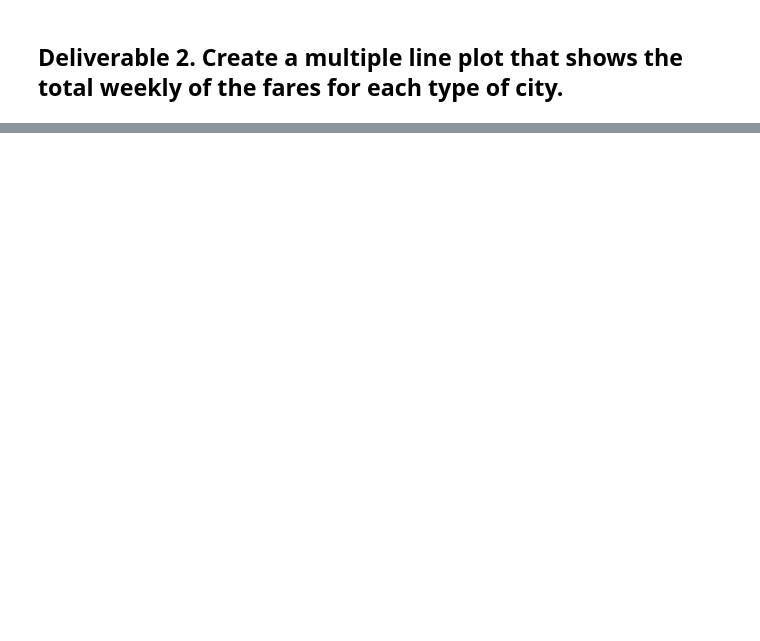
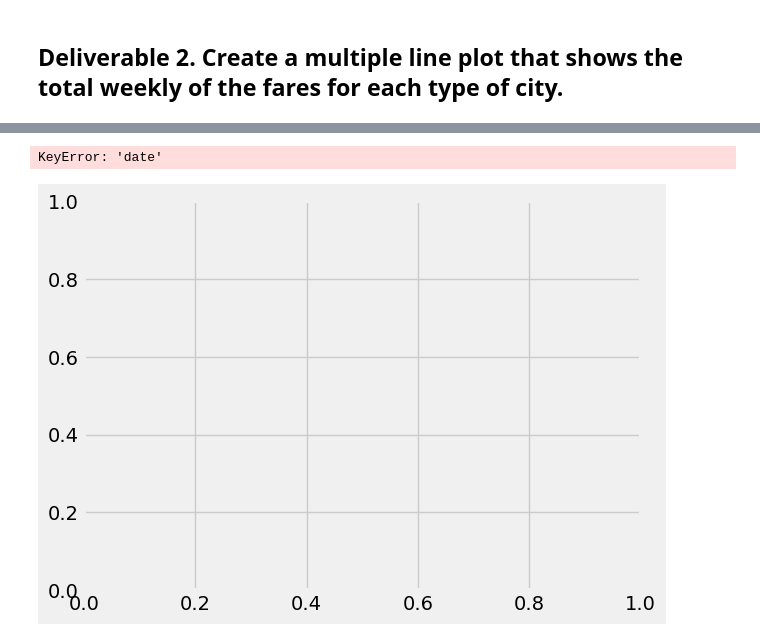
Before and after one commit to mwehner2022/PyBer_Analysis, a Jupyter notebook: PyBer_Challenge.ipynb, the cells around one changed output, grey strips where cells are left out. Saved outputs shown, nothing was run; the diff lists cells and outputs as text; code cells hidden in the pictures; blank space fills up the shorter version.

```diff
--- a/PyBer_Challenge.ipynb
+++ b/PyBer_Challenge.ipynb
@@ -106,3 +161,5 @@ pyber_summary_df.index.name = None
 # %%
 # 4. Create a pivot table with the 'date' as the index, the columns ='type', and values='fare'
 # to get the total fares for each type of city by the date.
+type_date_summed_fares_pivot = type_date_summed_fares_df.pivot(index="date", columns="type", values="fare")
+type_date_summed_fares_pivot.head(10)
@@ -109,2 +179,5 @@ pyber_summary_df.index.name = None
 # %%
 # 5. Create a new DataFrame from the pivot table DataFrame using loc on the given dates, '2019-01-01':'2019-04-29'.
+select_dates = type_date_summed_fares_pivot.loc['2019-01-01':'2019-04-29']
+select_dates_df = pd.DataFrame(select_dates)
+select_dates
@@ -111,5 +199,6 @@ pyber_summary_df.index.name = None
 # %%
 # 6. Set the "date" index to datetime datatype. This is necessary to use the resample() method in Step 8.
 # df.index = pd.to_datetime(df.index)
+select_dates_df.index = pd.to_datetime(select_dates_df.index)
 # %%
 # 7. Check that the datatype for the index is datetime using df.info()
@@ -116,2 +217,5 @@ pyber_summary_df.index.name = None
 # %%
 # 8. Create a new DataFrame using the "resample()" function by week 'W' and get the sum of the fares for each week.
+
+select_dates_df = select_dates_df.resample("W").sum()
+select_dates_df.head()
@@ -117,0 +230,20 @@ pyber_summary_df.index.name = None
+# %%
+# 8. Using the object-oriented interface method, plot the resample DataFrame using the df.plot() function.
+
+# Import the style from Matplotlib.
+from matplotlib import style
+import matplotlib.dates as mdates
+
+# Use the graph style fivethirtyeight.
+style.use('fivethirtyeight')
+
+
+axes = plt.gca()
+
+# pass the axes object to plot function
+select_dates_df.plot(kind='line', x='date', y='fare', ax=axes);
+select_dates_df.plot(kind='line', x='date', y='fare', ax=axes);
+select_dates_df.plot(kind='line', x='date', y='fare', ax=axes)
+# %% [output]
+KeyError: 'date'
+[figure, added]
```
Also changed, not shown: parts of 16 cells of this notebook.
